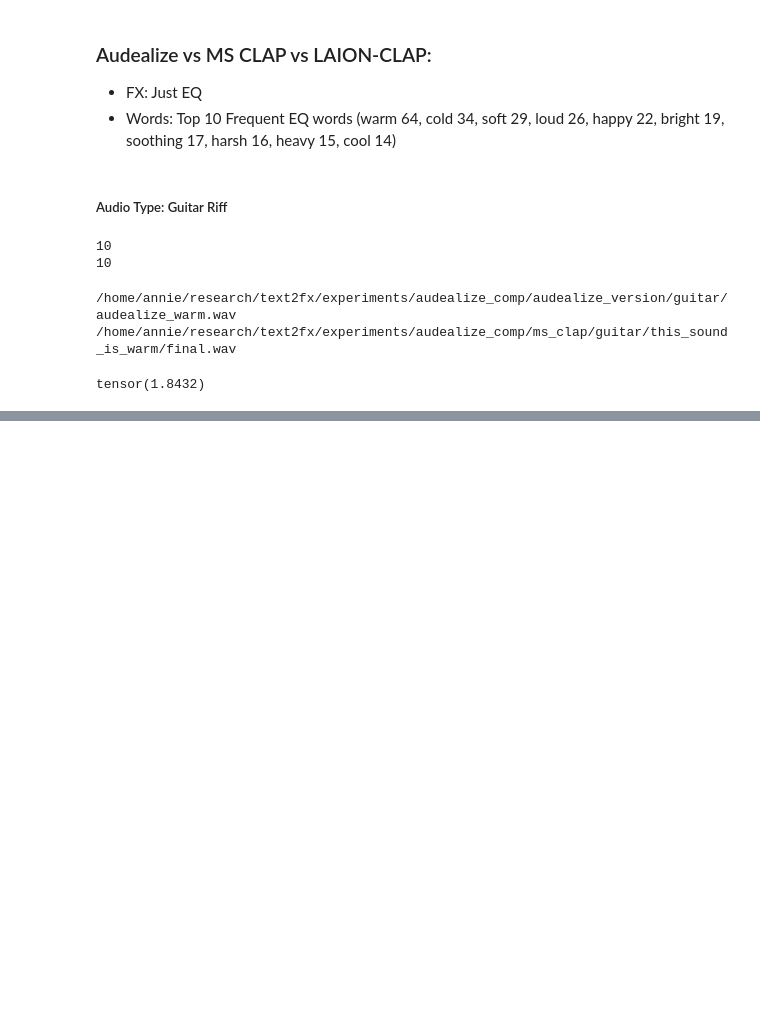
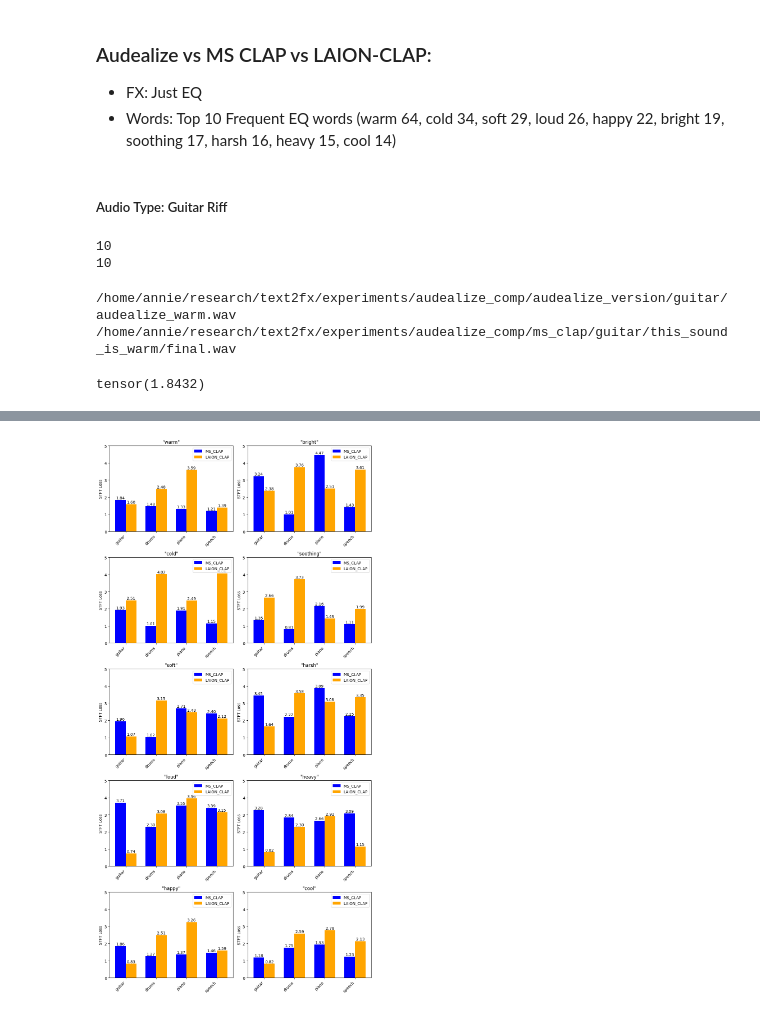
Before and after one commit to anniejchu/text2fx, a Jupyter notebook: notebooks/audealizevsmsclap.ipynb, the cells around one changed output, grey strips where cells are left out. Saved outputs shown, nothing was run; the diff lists cells and outputs as text; code cells hidden in the pictures; blank space fills up the shorter version.

```diff
--- a/notebooks/audealizevsmsclap.ipynb
+++ b/notebooks/audealizevsmsclap.ipynb
@@ -246,0 +269,31 @@ plt.show()
+# %%
+# Plotting
+num_words = len(df_ms_clap)
+num_audio_types = len(df_ms_clap.columns) - 1
+bar_width = 0.35
+index = np.arange(num_audio_types)
+
+fig, axs = plt.subplots(5, 2, figsize=(10, 20), sharex=False)
+
+for i, word in enumerate(df_ms_clap['Description']):
+    row = i % 5
+    col = i // 5
+
+    for j, audio_type in enumerate(df_ms_clap.columns[1:]):
+        axs[row, col].bar(j - bar_width/2, df_ms_clap.loc[i, audio_type], bar_width, label=f'MS_CLAP', color='blue')
+        axs[row, col].bar(j + bar_width/2, df_laion_clap.loc[i, audio_type], bar_width, label=f'LAION_CLAP', color='orange')
+        # Display numerical values on top of the bars
+        axs[row, col].text(j - bar_width/2, df_ms_clap.loc[i, audio_type], f'{df_ms_clap.loc[i, audio_type]:.2f}', ha='center', va='bottom', color='black')
+        axs[row, col].text(j + bar_width/2, df_laion_clap.loc[i, audio_type], f'{df_laion_clap.loc[i, audio_type]:.2f}', ha='center', va='bottom', color='black')
+
+    axs[row, col].legend(["MS_CLAP", "LAION_CLAP"])
+    axs[row, col].set_ylabel('STFT Loss')
+    axs[row, col].set_title(f'"{word}"')
+    axs[row, col].set_ylim([0, 5])
+    axs[row, col].set_xticks(range(num_audio_types))
+    axs[row, col].set_xticklabels(df_ms_clap.columns[1:], rotation=45, ha='right')
+
+plt.tight_layout()
+plt.show()
+# %% [output]
+[figure, added]
```
Also changed, not shown: parts of 4 cells of this notebook.
